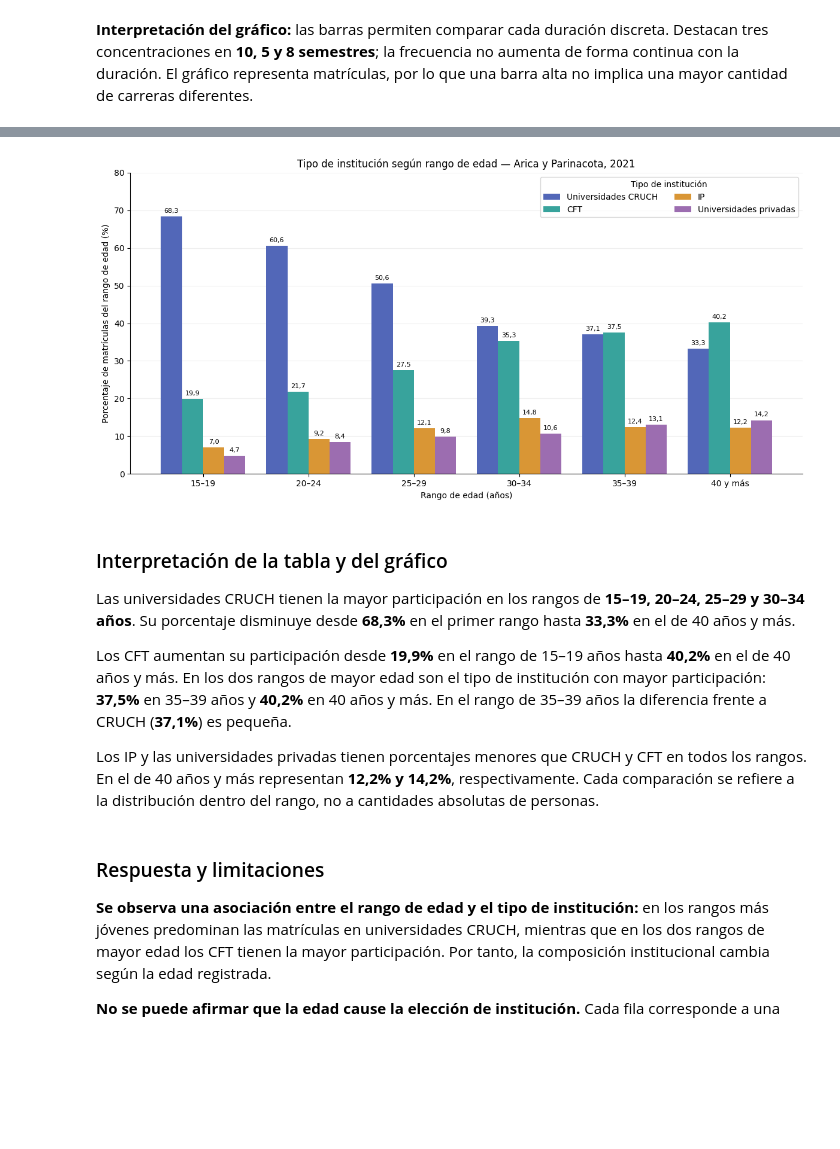
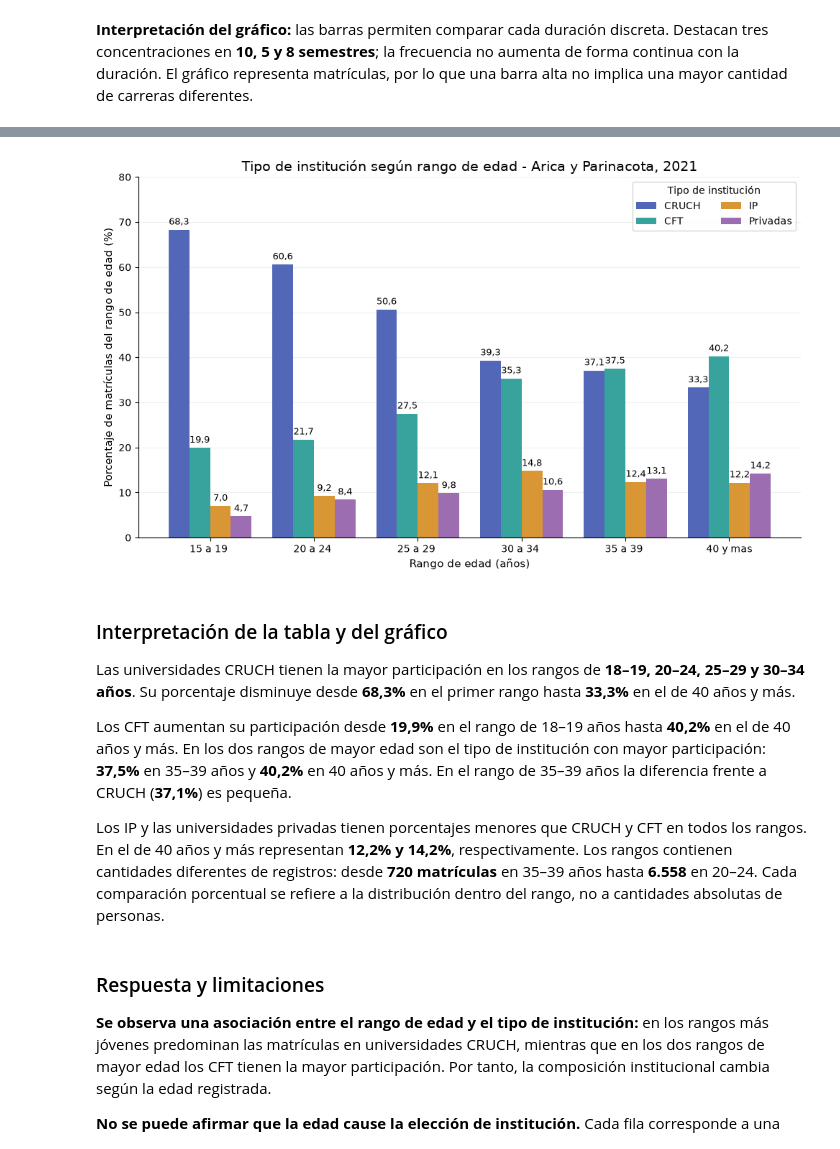
Before and after one commit to crispardos/analisis_matriculas, a Jupyter notebook: notebooks/Analisis_matriculas.ipynb, the cells around one changed output, grey strips where cells are left out. Cells and saved outputs as stored; diff of their text form; code cells hidden in the pictures; blank space fills up the shorter version.

```diff
--- a/notebooks/Analisis_matriculas.ipynb
+++ b/notebooks/Analisis_matriculas.ipynb
@@ -604,0 +479,14 @@ El indicador es el **arancel registrado en pesos**, sin agregar el valor de matr
+# %%
+intervalos_matricula = np.arange(0, 300001, 20000)
+
+df['Intervalos MATRICULA'] = pd.cut(matricula, bins=intervalos_matricula, right=False,
+                                    include_lowest=True, precision=0)
+frecuencia = df.groupby('Intervalos MATRICULA', observed=False).size()
+
+tabla_matricula = pd.DataFrame({
+    'fi': frecuencia,
+    'hi': round((frecuencia/n)*100, 1),
+    'Fi': frecuencia.cumsum(),
+    'Hi': round(((frecuencia/n)*100).cumsum(), 1)
+})
+tabla_matricula
@@ -716,0 +870,13 @@ display(tabla_edad_tipo.round(1))
+# %%
+etiquetas = {'Universidades CRUCH': 'CRUCH',
+             'Centros de Formacion Tecnica': 'CFT',
+             'Institutos Profesionales': 'IP',
+             'Universidades Privadas': 'Privadas'}
+
+conteos_edad_tipo = pd.crosstab(rango_edad, tipo_institucion)
+conteos_edad_tipo = conteos_edad_tipo[conteos_edad_tipo.sum().sort_values(ascending=False).index]
+
+tabla_edad_tipo = conteos_edad_tipo.div(conteos_edad_tipo.sum(axis=1), axis=0) * 100
+
+display(conteos_edad_tipo.assign(Total=conteos_edad_tipo.sum(axis=1)))
+display(tabla_edad_tipo)
@@ -717,37 +900,36 @@ display(tabla_edad_tipo.round(1))
 # %%
-# Cuatro barras por rango, una para cada tipo de institución.
 x = np.arange(len(tabla_edad_tipo))
 ancho = 0.20
 colores = ['#5267B8', '#38A39C', '#D99635', '#9C6DB0']
-etiquetas = ['Universidades CRUCH', 'CFT', 'IP', 'Universidades privadas']
+etiquetas = ['CRUCH', 'CFT', 'IP', 'Privadas']
 
-fig, ax = plt.subplots(figsize=(12, 6))
-for i, (tipo, etiqueta, color) in enumerate(zip(orden_tipos, etiquetas, colores)):
+fig, ax = plt.subplots(figsize=(10, 6))
+for i, tipo in enumerate(tabla_edad_tipo.columns):
     barras = ax.bar(x + (i - 1.5) * ancho, tabla_edad_tipo[tipo],
-                    width=ancho, label=etiqueta, color=color)
+                    width=ancho, label=etiquetas[i], color=colores[i])
     ax.bar_label(barras, labels=[f'{valor:.1f}'.replace('.', ',')
-                                for valor in tabla_edad_tipo[tipo]], padding=3, fontsize=8)
+                                for valor in tabla_edad_tipo[tipo]], padding=3, fontsize=9)
 
 ax.set_xticks(x)
-ax.set_xticklabels(['15–19', '20–24', '25–29', '30–34', '35–39', '40 y más'])
-ax.set(title='Tipo de institución según rango de edad — Arica y Parinacota, 2021',
+ax.set_xticklabels(tabla_edad_tipo.index)
+ax.set(title='Tipo de institución según rango de edad - Arica y Parinacota, 2021',
        xlabel='Rango de edad (años)', ylabel='Porcentaje de matrículas del rango de edad (%)',
        ylim=(0, 80))
 ax.set_axisbelow(True)
 ax.grid(axis='y', alpha=0.2)
 ax.legend(ncol=2, loc='upper right', title='Tipo de institución')
 fig.tight_layout()
 plt.show()
 # %% [output]
-[figure, old version]
+[figure, new version]
 # %% [markdown]
 ### Interpretación de la tabla y del gráfico
 
-Las universidades CRUCH tienen la mayor participación en los rangos de **15–19, 20–24, 25–29 y 30–34 años**. Su porcentaje disminuye desde **68,3%** en el primer rango hasta **33,3%** en el de 40 años y más.
+Las universidades CRUCH tienen la mayor participación en los rangos de **18–19, 20–24, 25–29 y 30–34 años**. Su porcentaje disminuye desde **68,3%** en el primer rango hasta **33,3%** en el de 40 años y más.
 
-Los CFT aumentan su participación desde **19,9%** en el rango de 15–19 años hasta **40,2%** en el de 40 años y más. En los dos rangos de mayor edad son el tipo de institución con mayor participación: **37,5%** en 35–39 años y **40,2%** en 40 años y más. En el rango de 35–39 años la diferencia frente a CRUCH (**37,1%**) es pequeña.
+Los CFT aumentan su participación desde **19,9%** en el rango de 18–19 años hasta **40,2%** en el de 40 años y más. En los dos rangos de mayor edad son el tipo de institución con mayor participación: **37,5%** en 35–39 años y **40,2%** en 40 años y más. En el rango de 35–39 años la diferencia frente a CRUCH (**37,1%**) es pequeña.
 
-Los IP y las universidades privadas tienen porcentajes menores que CRUCH y CFT en todos los rangos. En el de 40 años y más representan **12,2% y 14,2%**, respectivamente. Cada comparación se refiere a la distribución dentro del rango, no a cantidades absolutas de personas.
+Los IP y las universidades privadas tienen porcentajes menores que CRUCH y CFT en todos los rangos. En el de 40 años y más representan **12,2% y 14,2%**, respectivamente. Los rangos contienen cantidades diferentes de registros: desde **720 matrículas** en 35–39 años hasta **6.558** en 20–24. Cada comparación porcentual se refiere a la distribución dentro del rango, no a cantidades absolutas de personas.
 # %% [markdown]
 ### Respuesta y limitaciones
 
```
Also changed, not shown: parts of 94 cells of this notebook.
